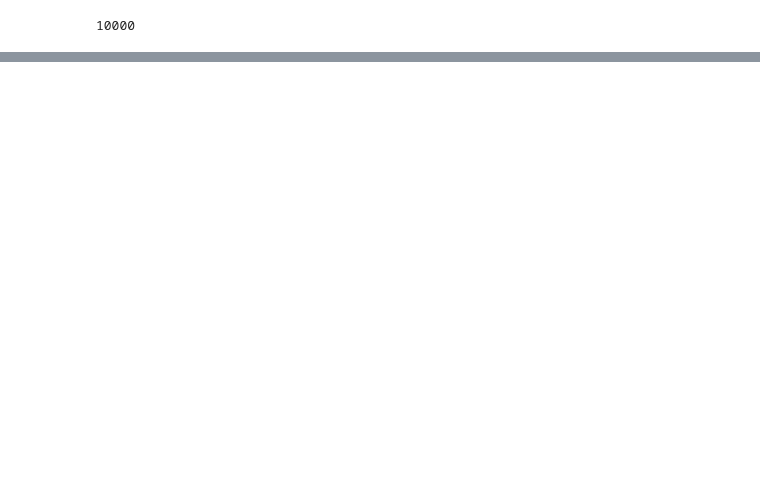
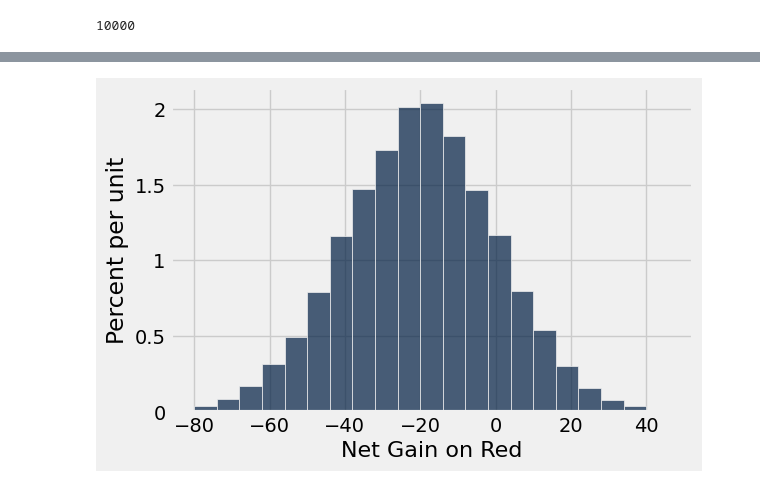
Before and after one commit to austinmohrnwu/24-fall-intro, a Jupyter notebook: lec26/lec26.ipynb, the cells around one changed output, grey strips where cells are left out. Saved outputs shown, nothing was run; the diff lists cells and outputs as text; code cells hidden in the pictures; blank space fills up the shorter version.

```diff
--- a/lec26/lec26.ipynb
+++ b/lec26/lec26.ipynb
@@ -201,0 +198,19 @@ Population Average: 16.6581555154
+# %%
+num_bets = 400
+repetitions = 10000
+
+net_gain_red = make_array()
+
+for i in np.arange(repetitions):
+    spins = red.sample(num_bets)
+    new_net_gain_red = spins.column('Winnings: Red').sum()
+    net_gain_red = np.append(net_gain_red, new_net_gain_red)
+
+
+results = Table().with_column(
+    'Net Gain on Red', net_gain_red
+    )
+# %%
+results.hist(bins=np.arange(-80, 50, 6))
+# %% [output]
+[figure, added]
```
Also changed, not shown: parts of 14 cells of this notebook, 2 other files.
